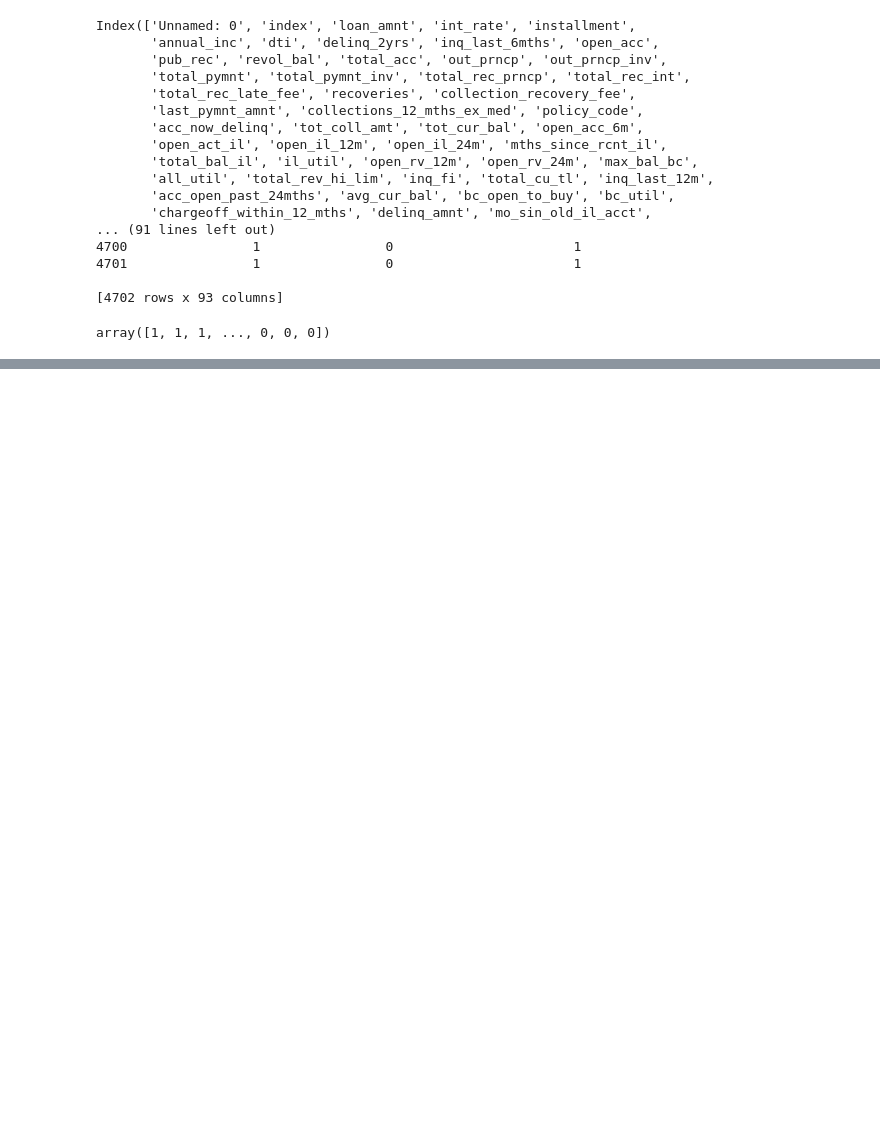
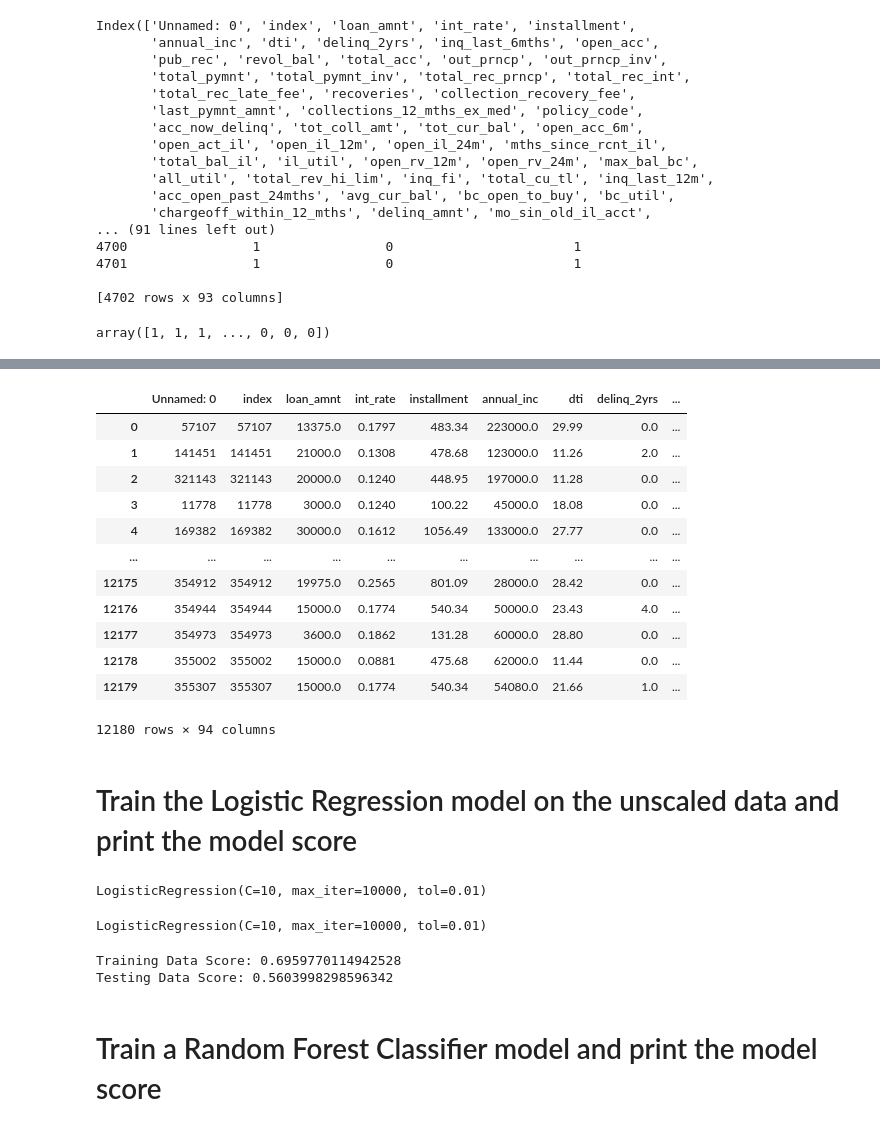
Before and after one commit to pfeliciano1/supervisedML-challenge, a Jupyter notebook: Credit Risk Evaluator.ipynb, the cells around one changed output, grey strips where cells are left out. Drawn from its saved outputs; the diff is of its cells as text; code cells hidden in the pictures; blank space fills up the shorter version.

```diff
--- a/Credit Risk Evaluator.ipynb
+++ b/Credit Risk Evaluator.ipynb
@@ -110,0 +123,39 @@ print(y_test)
+# %%
+# Displaying X_train to compare number of columns with X_test
+X_train
+# %% [output]
+|  | Unnamed: 0 | index | loan_amnt | int_rate | installment | annual_inc | dti | delinq_2yrs | ... |
+| 0 | 57107 | 57107 | 13375.0 | 0.1797 | 483.34 | 223000.0 | 29.99 | 0.0 | ... |
+| 1 | 141451 | 141451 | 21000.0 | 0.1308 | 478.68 | 123000.0 | 11.26 | 2.0 | ... |
+| 2 | 321143 | 321143 | 20000.0 | 0.1240 | 448.95 | 197000.0 | 11.28 | 0.0 | ... |
+| 3 | 11778 | 11778 | 3000.0 | 0.1240 | 100.22 | 45000.0 | 18.08 | 0.0 | ... |
+| 4 | 169382 | 169382 | 30000.0 | 0.1612 | 1056.49 | 133000.0 | 27.77 | 0.0 | ... |
+| ... | ... | ... | ... | ... | ... | ... | ... | ... | ... |
+| 12175 | 354912 | 354912 | 19975.0 | 0.2565 | 801.09 | 28000.0 | 28.42 | 0.0 | ... |
+| 12176 | 354944 | 354944 | 15000.0 | 0.1774 | 540.34 | 50000.0 | 23.43 | 4.0 | ... |
+| 12177 | 354973 | 354973 | 3600.0 | 0.1862 | 131.28 | 60000.0 | 28.80 | 0.0 | ... |
+| 12178 | 355002 | 355002 | 15000.0 | 0.0881 | 475.68 | 62000.0 | 11.44 | 0.0 | ... |
+| 12179 | 355307 | 355307 | 15000.0 | 0.1774 | 540.34 | 54080.0 | 21.66 | 1.0 | ... |
+12180 rows × 94 columns
+# %% [markdown]
+# Train the Logistic Regression model on the unscaled data and print the model score
+# %%
+# Create a Logistic Regression model
+from sklearn.linear_model import LogisticRegression
+classifier = LogisticRegression(C=10, tol=0.01, solver='lbfgs', max_iter=10000)
+classifier
+# %% [output]
+LogisticRegression(C=10, max_iter=10000, tol=0.01)
+# %%
+classifier.fit(X_train, y_train)
+# %% [output]
+LogisticRegression(C=10, max_iter=10000, tol=0.01)
+# %%
+# Validate the model by using the test data
+print(f"Training Data Score: {classifier.score(X_train, y_train)}")
+print(f"Testing Data Score: {classifier.score(X_test, y_test)}")
+# %% [output]
+Training Data Score: 0.6959770114942528
+Testing Data Score: 0.5603998298596342
+# %% [markdown]
+# Train a Random Forest Classifier model and print the model score
```
Also changed, not shown: parts of 23 cells of this notebook.
